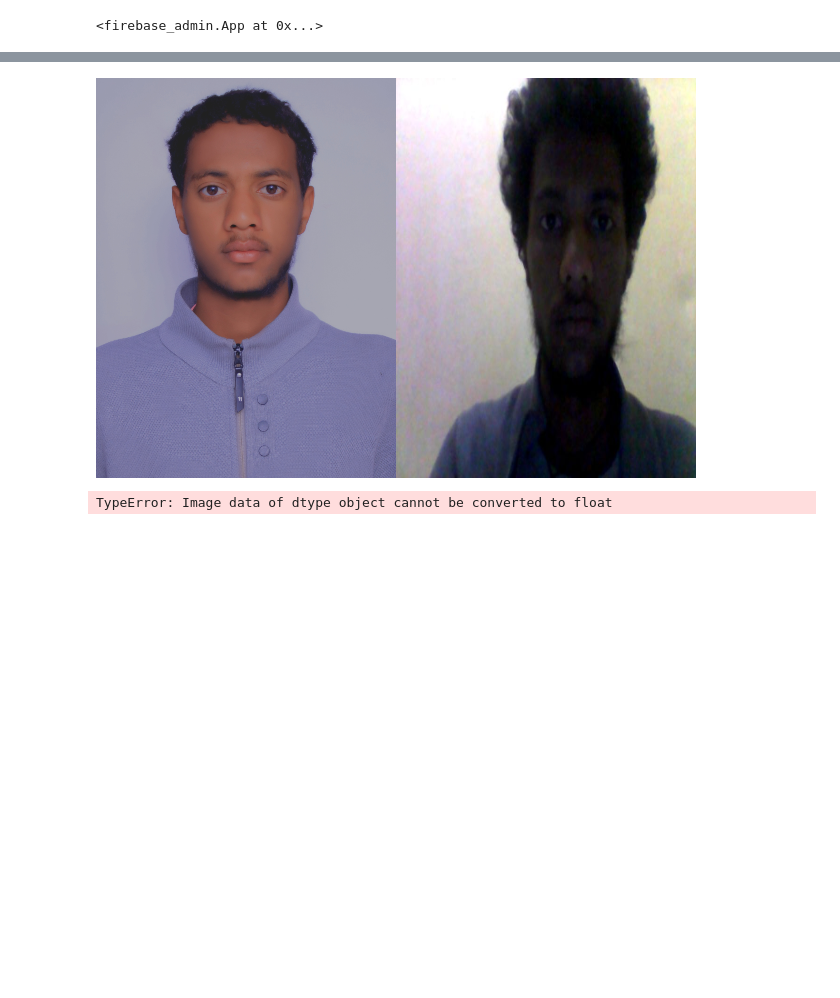
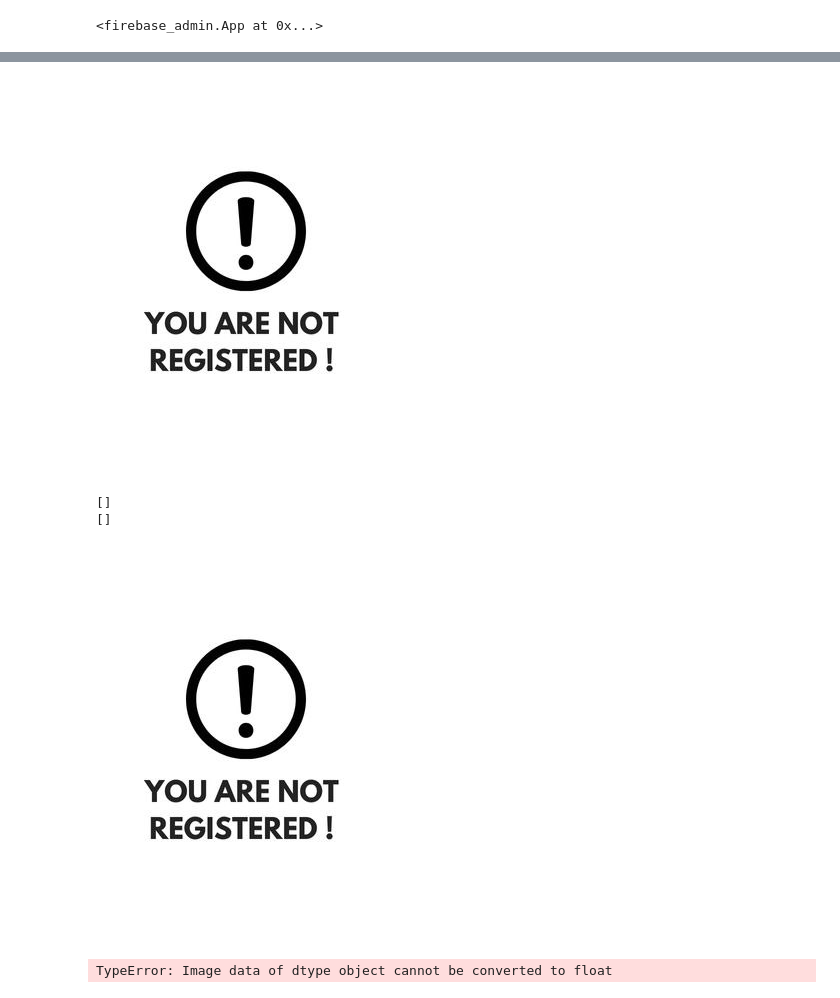
Before and after one commit to Biniyamgd/IDP, a Jupyter notebook: test.ipynb, the cells around one changed output, grey strips where cells are left out. Cells and saved outputs as stored; diff of their text form; code cells hidden in the pictures; blank space fills up the shorter version.

```diff
--- a/test.ipynb
+++ b/test.ipynb
@@ -96,8 +96,6 @@ import firebase_admin
 from firebase_admin import storage
 from firebase_admin import db
 import time
-
-Retake()
 
 def Retake():
  try:
@@ -173,22 +171,24 @@ def Retake():
  i=0
  Matches=[]
  FaceDistance=[]
+
  try:
-   while i<len(encodes):
+  while i<len(encodes):
     for items in encodes[i]:
       match1=face_recognition.compare_faces(items,encodehello)
       facedis=face_recognition.face_distance(items,encodehello)
       Matches.append(match1[0])
       FaceDistance.append(facedis[0])
-      i=i+1
- except Exception:
-  print("Retake The Photo Please")
-  Retake()
+    i=i+1
+ except Exception as err:
+     print("Retake The Photo Please")
+     Retake()
+
  print(Matches)
  print(FaceDistance)
  if True in Matches:
 
-   delay=3
+   delay=2
    checked=cv2.imread('/content/drive/MyDrive/display/checked.jpg')
    cv2_imshow(checked)
    time.sleep(delay)
@@ -202,20 +202,73 @@ def Retake():
    array=np.frombuffer(Downblob.download_as_string(),np.uint8)
    image1=cv2.imdecode(array,cv2.IMREAD_COLOR)
    # Load the images
-   img2 = cv2.imread('./unknown/photo.jpg')
+   img2 = cv2.imread('/content/drive/MyDrive/display/info.jpg')
+   text = f"{IDref.get()['name']}"
 
    # Resize the images to the same size (if needed)
    img1 = cv2.resize(image1, (300, 400))
    img2 = cv2.resize(img2, (300, 400))
+   # Define the position, font, scale, color, and thickness of the text
+   position = (75, 105)  # (x, y) coordinates for the bottom-left corner of the text
+   font = cv2.FONT_HERSHEY_SIMPLEX
+   font_scale = 0.7
+   color = (255, 255, 255)  # BGR (Blue, Green, Red)
+   thickness = 2
+   # Add text to the image
+   cv2.putText(img2, text, position, font, font_scale, color, thickness)
+
+   text = f"ETS{ID}/13"
+   position = (45, 170)  # (x, y) coordinates for the bottom-left corner of the text
+   font = cv2.FONT_HERSHEY_SIMPLEX
+   font_scale = 0.7
+   color = (255, 255, 255)  # BGR (Blue, Green, Red)
+   thickness = 2
+   # Add text to the image
+   cv2.putText(img2, text, position, font, font_scale, color, thickness)
+
+   text = f"{IDref.get()['major']}"
+   position = (137, 235)  # (x, y) coordinates for the bottom-left corner of the text
+   font = cv2.FONT_HERSHEY_SIMPLEX
+   font_scale = 0.7
+   color = (255, 255, 255)  # BGR (Blue, Green, Red)
+   thickness = 2
+   # Add text to the image
+   cv2.putText(img2, text, position, font, font_scale, color, thickness)
+
+   text = f"{IDref.get()['major']}"
+   position = (88, 302)  # (x, y) coordinates for the bottom-left corner of the text
+   font = cv2.FONT_HERSHEY_SIMPLEX
+   font_scale = 0.7
+   color = (255, 255, 255)  # BGR (Blue, Green, Red)
+   thickness = 2
+   # Add text to the image
+   cv2.putText(img2, text, position, font, font_scale, color, thickness)
+
+   text = f"{IDref.get()['Total_attendace']}"
+   position = (185, 360)  # (x, y) coordinates for the bottom-left corner of the text
+   font = cv2.FONT_HERSHEY_SIMPLEX
+   font_scale = 0.7
+   color = (255, 255, 255)  # BGR (Blue, Green, Red)
+   thickness = 2
+   # Add text to the image
+   cv2.putText(img2, text, position, font, font_scale, color, thickness)
+
+
 
    # Concatenate the images horizontally
    img_combined = cv2.hconcat([img1, img2])
    # Display the combined image
    cv2_imshow(img_combined)
-
+   delay=6
+   time.sleep(delay)
+   clear_output()
    # Wait for the user to close the window
    # cv2.waitKey(0)
    # cv2.destroyAllWindows()
+
  else:
-   cv2
+    un_img=cv2.imread('/content/drive/MyDrive/display/unregistered.jpg')
+    cv2_imshow(un_img)
+
+Retake()
 # %% [output]
@@ -223,4 +296,7 @@ def Retake():
-[figure, old version]
+[figure, new version]
+[]
+[]
+[figure, added]
 # %%
 import cv2
 from PIL import Image
```
Also changed, not shown: parts of 3 cells of this notebook.
